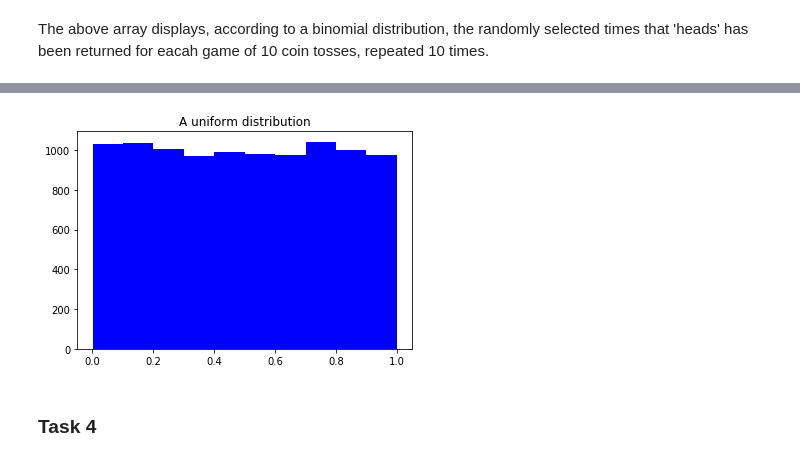
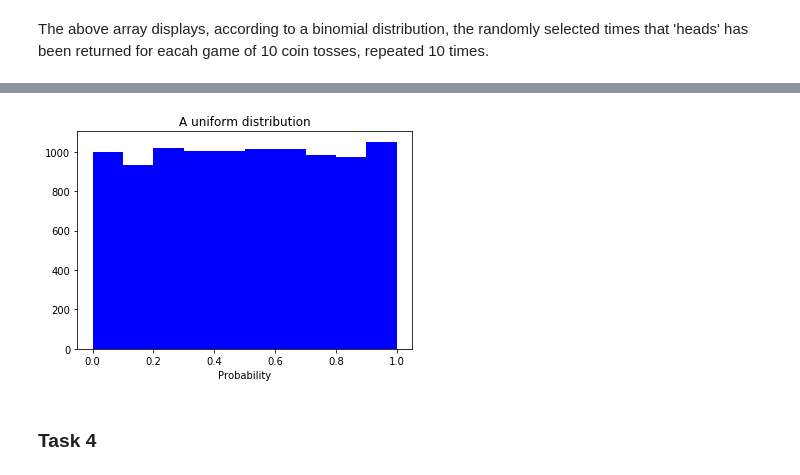
Before and after one commit to SimonMcLain/GMIT-Programming-for-Data-Analysis---Practicals, a Jupyter notebook: numpy-random.ipynb, the cells around one changed output, grey strips where cells are left out. Cells and saved outputs as stored; diff of their text form; code cells hidden in the pictures.

```diff
--- a/numpy-random.ipynb
+++ b/numpy-random.ipynb
@@ -239,9 +264,10 @@ In a uniform distribution values are roughly evenly spread across the sample ran
 # %%
 plt.hist(np.random.uniform(low=0.0, high=1.0, size=10000), color='b')
+plt.xlabel("Probability")
 plt.title("A uniform distribution")
 plt.show()
 # %% [output]
-[figure, old version]
+[figure, new version]
 # %% [markdown]
 ### Task 4
 # %% [markdown]
```
Also changed, not shown: parts of 35 cells of this notebook, 3 other files.
